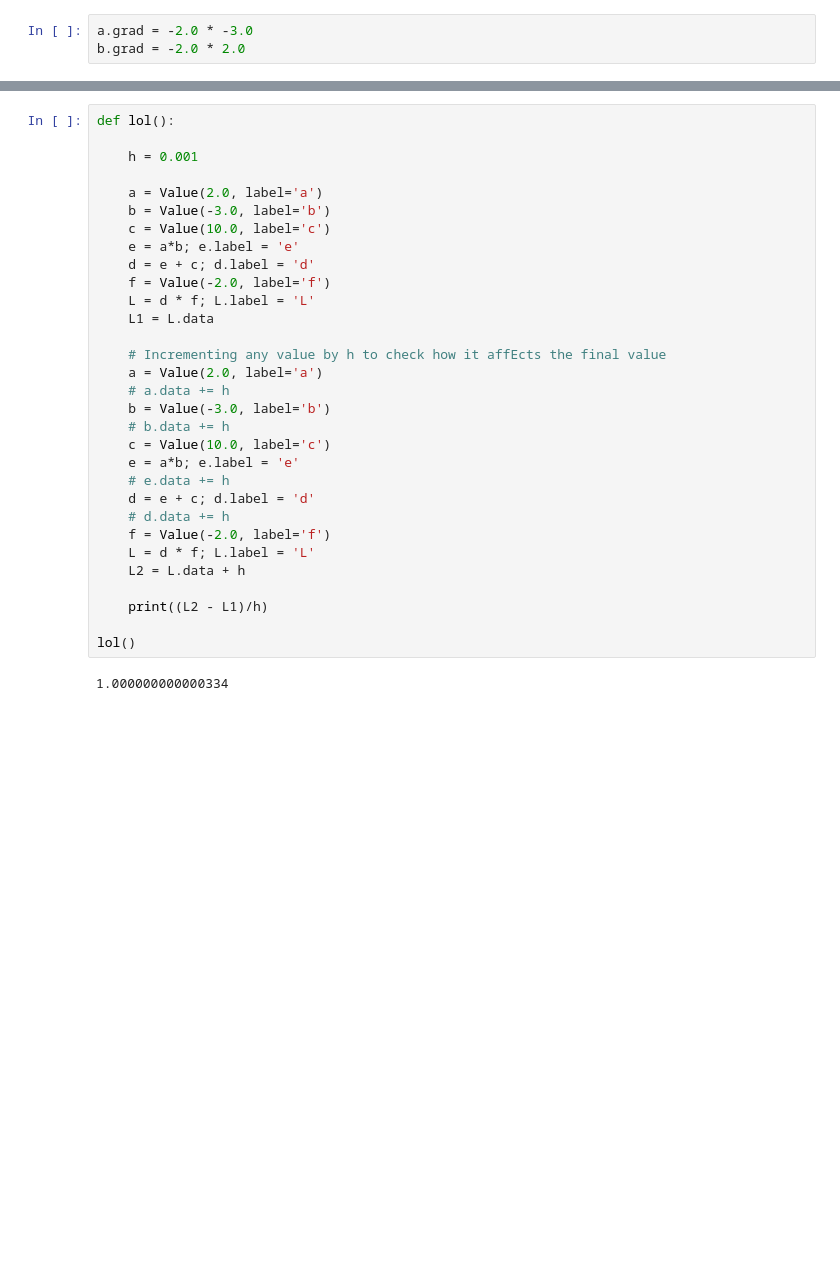
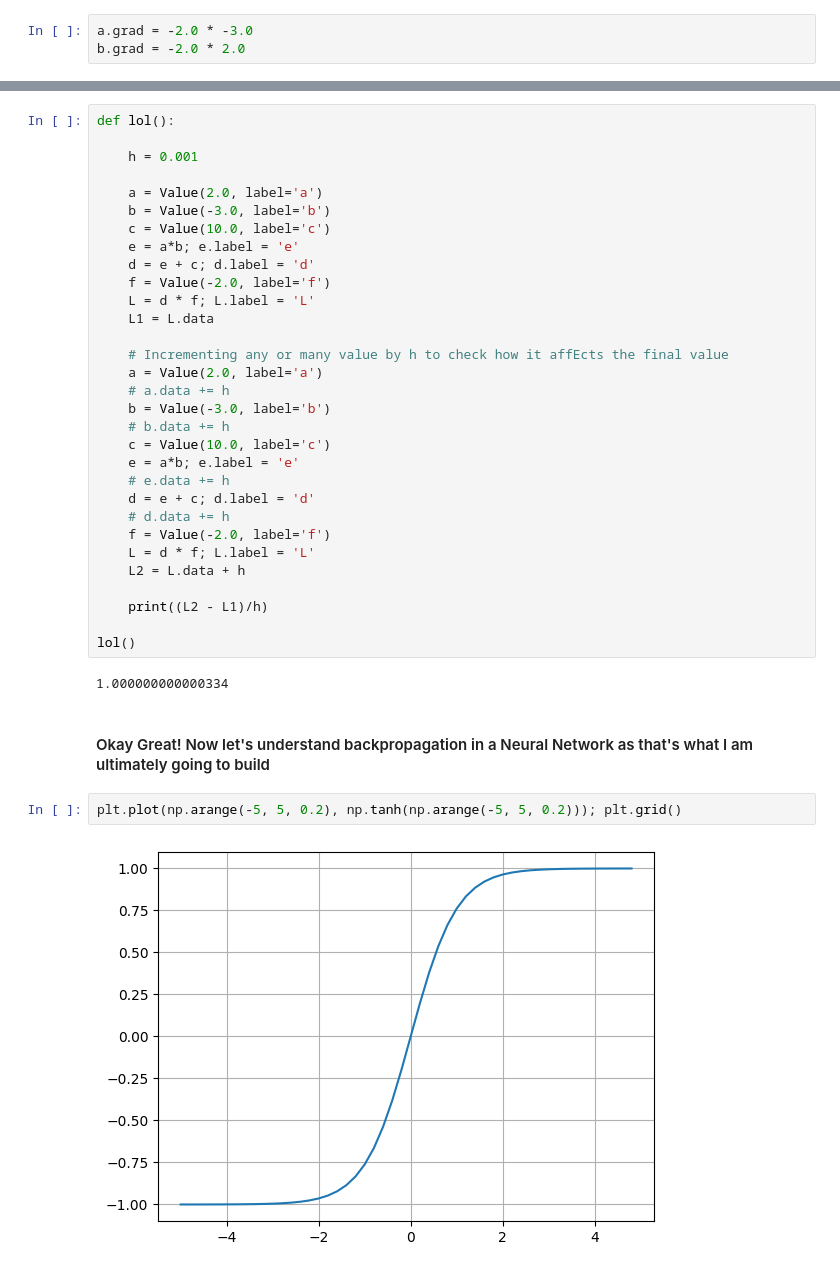
Before and after one commit to azeebneuron/GPTFromScratch, a Jupyter notebook: micrograd.ipynb, the cells around one changed output, grey strips where cells are left out. Cells and saved outputs as stored; diff of their text form; blank space fills up the shorter version.

Commit message:
Manual Backprop in a Neuron, Rest I'll do tomorrow! Feeling sleepy

```diff
--- a/micrograd.ipynb
+++ b/micrograd.ipynb
@@ -446,7 +450,7 @@ def lol():
     L = d * f; L.label = 'L'
     L1 = L.data
 
-    # Incrementing any value by h to check how it affEcts the final value
+    # Incrementing any or many value by h to check how it affEcts the final value
     a = Value(2.0, label='a')
     # a.data += h
     b = Value(-3.0, label='b')
@@ -465,3 +469,9 @@ def lol():
 lol()
 # %% [output]
 1.000000000000334
+# %% [markdown]
+#### Okay Great! Now let's understand backpropagation in a Neural Network as that's what I am ultimately going to build
+# %%
+plt.plot(np.arange(-5, 5, 0.2), np.tanh(np.arange(-5, 5, 0.2))); plt.grid()
+# %% [output]
+[figure, added]
```
Also changed, not shown: parts of 3 cells of this notebook.
